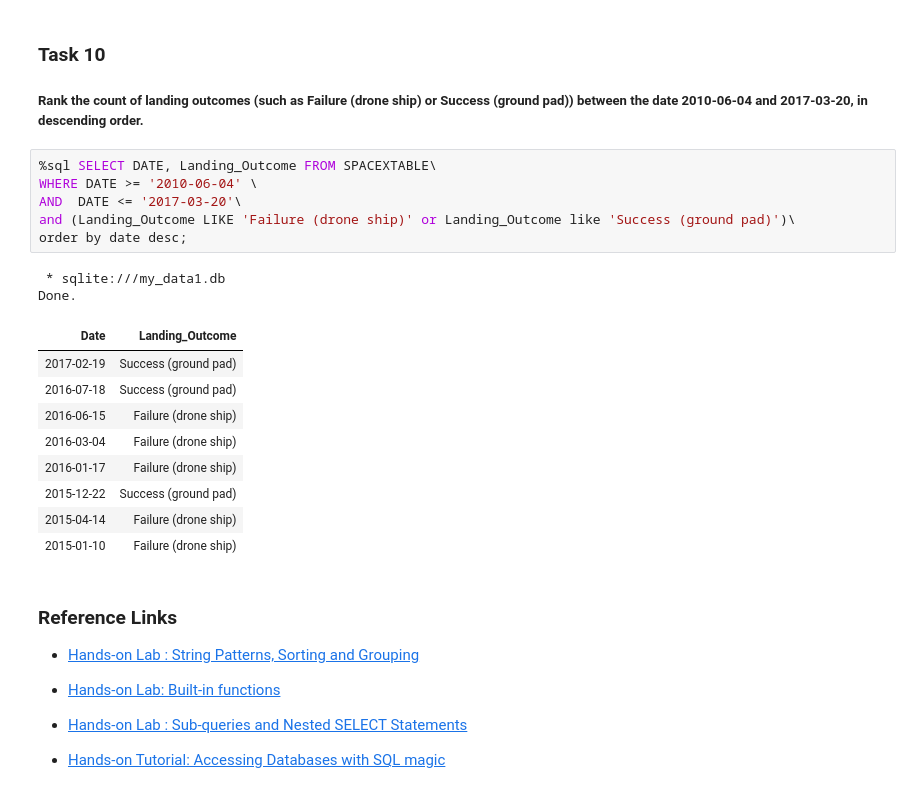
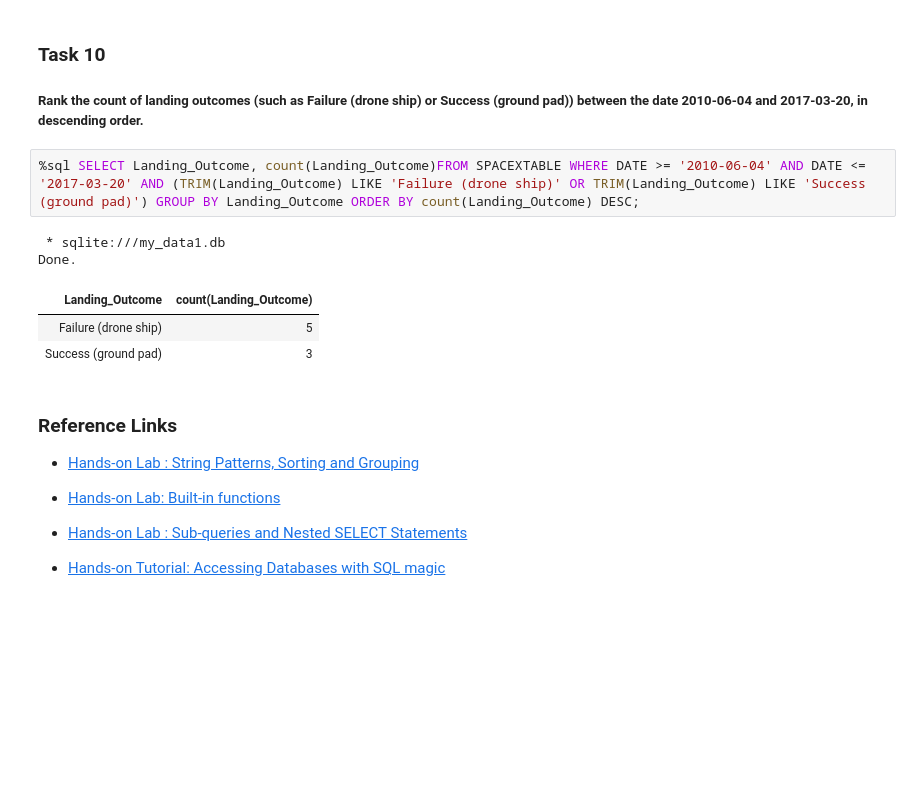
Before and after one commit to PatRomVic/SpaceY, a Jupyter notebook: jupyter-labs-eda-sql-coursera_sqllite(1).ipynb, the cells around one changed output. Saved outputs shown, nothing was run; the diff lists cells and outputs as text; blank space fills up the shorter version.

```diff
--- a/jupyter-labs-eda-sql-coursera_sqllite(1).ipynb
+++ b/jupyter-labs-eda-sql-coursera_sqllite(1).ipynb
@@ -298,23 +284,13 @@ Done.
 
 ##### Rank the count of landing outcomes (such as Failure (drone ship) or Success (ground pad)) between the date 2010-06-04 and 2017-03-20, in descending order.
 # %%
-%sql SELECT DATE, Landing_Outcome FROM SPACEXTABLE\
-WHERE DATE >= '2010-06-04' \
-AND  DATE <= '2017-03-20'\
-and (Landing_Outcome LIKE 'Failure (drone ship)' or Landing_Outcome like 'Success (ground pad)')\
-order by date desc;
+%sql SELECT Landing_Outcome, count(Landing_Outcome)FROM SPACEXTABLE WHERE DATE >= '2010-06-04' AND DATE <= '2017-03-20' AND (TRIM(Landing_Outcome) LIKE 'Failure (drone ship)' OR TRIM(Landing_Outcome) LIKE 'Success (ground pad)') GROUP BY Landing_Outcome ORDER BY count(Landing_Outcome) DESC;
 # %% [output]
  * sqlite:///my_data1.db
 Done.
-| Date | Landing_Outcome |
-| 2017-02-19 | Success (ground pad) |
-| 2016-07-18 | Success (ground pad) |
-| 2016-06-15 | Failure (drone ship) |
-| 2016-03-04 | Failure (drone ship) |
-| 2016-01-17 | Failure (drone ship) |
-| 2015-12-22 | Success (ground pad) |
-| 2015-04-14 | Failure (drone ship) |
-| 2015-01-10 | Failure (drone ship) |
+| Landing_Outcome | count(Landing_Outcome) |
+| Failure (drone ship) | 5 |
+| Success (ground pad) | 3 |
 # %% [markdown]
 ### Reference Links
 
```
Also changed, not shown: parts of 8 cells of this notebook.
